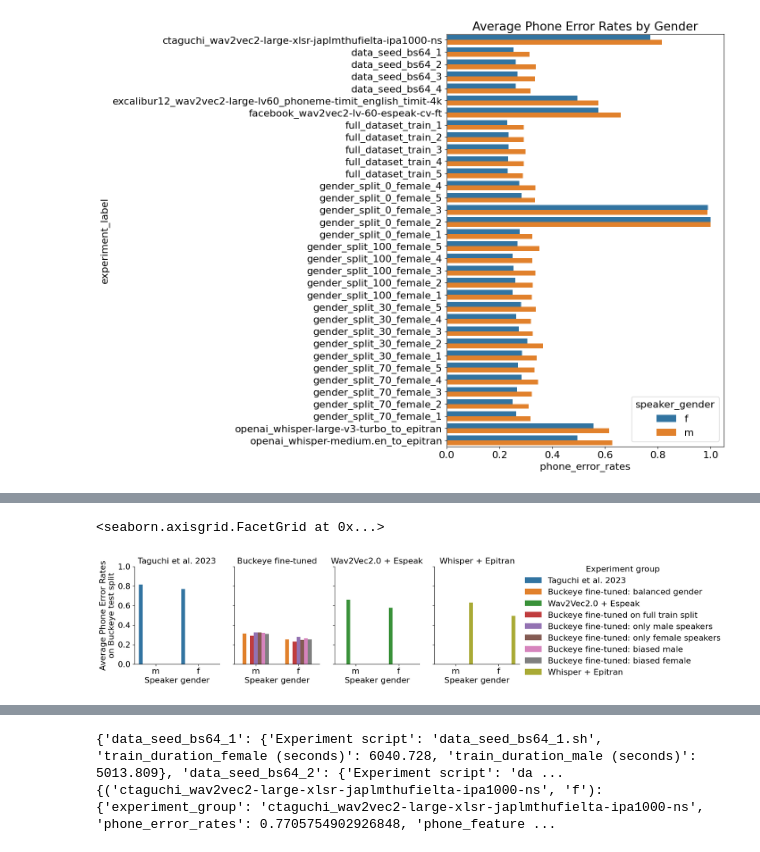
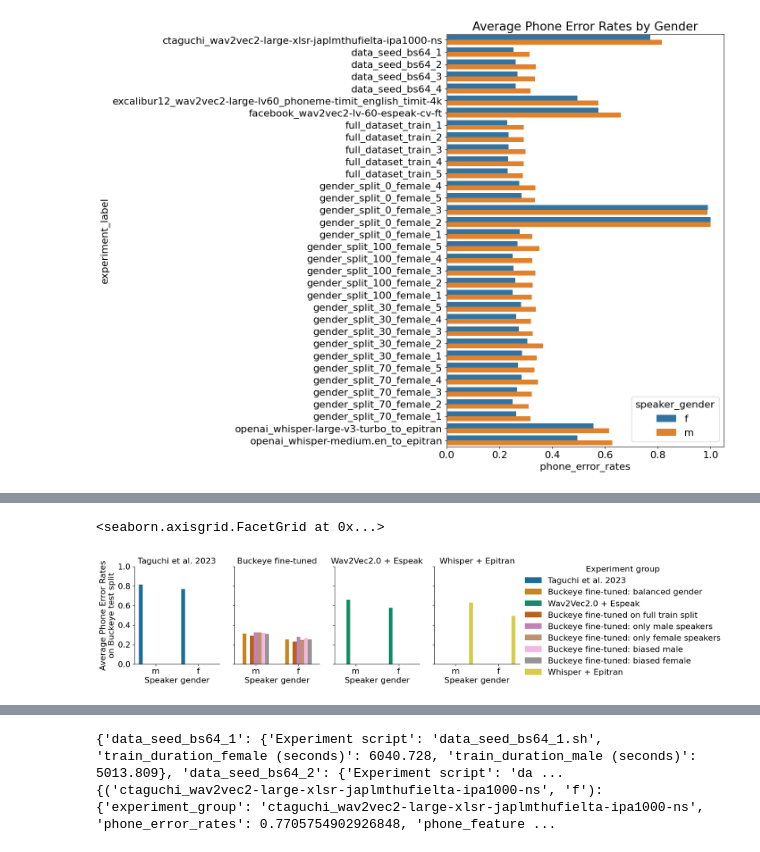
Before and after one commit to UMassCDS/wav2ipa, a Jupyter notebook: notebooks/amp_presentation/amp_evaluation_analysis.ipynb, the cells around one changed output, grey strips where cells are left out. Cells and saved outputs as stored; diff of their text form; code cells hidden in the pictures.

```diff
--- a/notebooks/amp_presentation/amp_evaluation_analysis.ipynb
+++ b/notebooks/amp_presentation/amp_evaluation_analysis.ipynb
@@ -47,7 +49,6 @@ EXTERNAL_NAME_PATTERN = re.compile(r"[\w-\.]+(?=_detailed_predictions.csv)")
 EXPERIMENT_PREDICTION_CSVS = list(
     EVAL_PATH.glob("data_models_*_detailed_predictions.csv")
 ) + list(EVAL_PATH.glob("ginic_*_detailed_predictions.csv"))
-EXPERIMENT_PREDICTION_CSVS = [file for file in EXPERIMENT_PREDICTION_CSVS if "hyperparams" not in str(file)]
 # Use to pull the experiment name and number id from the file name
 EXP_NAME_PATTERN = re.compile(
     r"(?<=(data_models_)|(ginic_))[\w-]+(?=_wav2vec2-large-xlsr-53-buckeye-ipa_detailed_predictions.csv|_wav2vec2-large-lv60_phoneme-timit_english_timit-4k-buckeye-ipa_detailed_predictions.csv)"
@@ -55,7 +56,7 @@ EXP_NAME_PATTERN = re.compile(
 
 EXPERIMENT_GROUP_DESCRIPTIONS = {
     # Models were trained/fine-tuned on 4000 samples unless otherwise noted
-    "data_seed": "Buckeye fine-tuned: balanced gender",
+    "data_seed_bs64": "Buckeye fine-tuned: balanced gender",
     "gender_split_0_female": "Buckeye fine-tuned: only male speakers",
     "gender_split_30_female": "Buckeye fine-tuned: biased male",
     "gender_split_70_female": "Buckeye fine-tuned: biased female",
@@ -63,6 +64,7 @@ EXPERIMENT_GROUP_DESCRIPTIONS = {
     "vary_individuals_young_only": "Buckeye fine-tuned: biased young",
     "vary_individuals_old_only": "Buckeye fine-tuned: biased old",
     "full_dataset_train": "Buckeye fine-tuned on full train split",
+    "hyperparam_tuning": "Buckeye fine-tuned: balanced gender" # the same as data_seed
 }
 # %%
 def get_experiment_label(full_exp_name, pattern):
@@ -90,24 +92,30 @@ for csv in EXPERIMENT_PREDICTION_CSVS:
     dataframe["experiment_label"] = experiment_label
     dataframe["experiment_group"] = experiment_group
     dataframe["experiment_id"] = experiment_id
+    keep_exp = False
     if experiment_group.startswith("train_duration"):
         count = int(experiment_group.split("_")[2])
         if count == 20000:
             display_name = "Buckeye fine-tuned on full gender balanced train set"
         else:
             display_name = f"Buckeye fine-tuned using {count} samples gender balanced"
+        keep_exp = True
     elif experiment_group.startswith("fine_tune"):
         display_name = "Lee 2025 fine-tuned again on Buckeye"
+        keep_exp=True
     else:
         for k, v in EXPERIMENT_GROUP_DESCRIPTIONS.items():
             if experiment_group.startswith(k):
                 display_name = v
+                keep_exp = True
                 break
-
-    dataframe[exp_group_display_key] = display_name
-    dataframe["Model source"] = "Buckeye fine-tuned"
-    print(csv.name, "Label:", experiment_label, "Group:", experiment_group, "Experiment id:", experiment_id, "Display name:", display_name)
-    all_dataframes.append(dataframe)
+    if keep_exp:
+        dataframe[exp_group_display_key] = display_name
+        dataframe["Model source"] = "Buckeye fine-tuned"
+        print(csv.name, "Label:", experiment_label, "Group:", experiment_group, "Experiment id:", experiment_id, "Display name:", display_name)
+        all_dataframes.append(dataframe)
+    else:
+        print("Discarding results for", experiment_label, experiment_group)
 
 
 for csv in EXTERNAL_PREDICTION_CSVS:
@@ -427,20 +455,21 @@ display(best_model_gender_df)
 # %%
 #plt.figure(figsize=(8, 12))
 g = sns.catplot(
     best_model_gender_df,
     kind="bar",
     x="speaker_gender",
     y="phone_error_rates",
     hue="Experiment group",
     col="Model source",
-    height=4, aspect=0.75
+    height=4, aspect=0.75,
+    palette="colorblind"
 )
 g.set(ylim=(0, 1))
 g.set_axis_labels("Speaker gender", "Average Phone Error Rates\non Buckeye test split")
 g.set_titles("{col_name}")
 # %% [output]
 <seaborn.axisgrid.FacetGrid at 0x...>
-[figure, old version]
+[figure, new version]
 # %%
 # Read and join gender duration data
 gender_duration_df = pd.read_csv(GENDER_SPLIT_DURATION_CSV)
```
Also changed, not shown: parts of 13 cells of this notebook, 1 other file.
